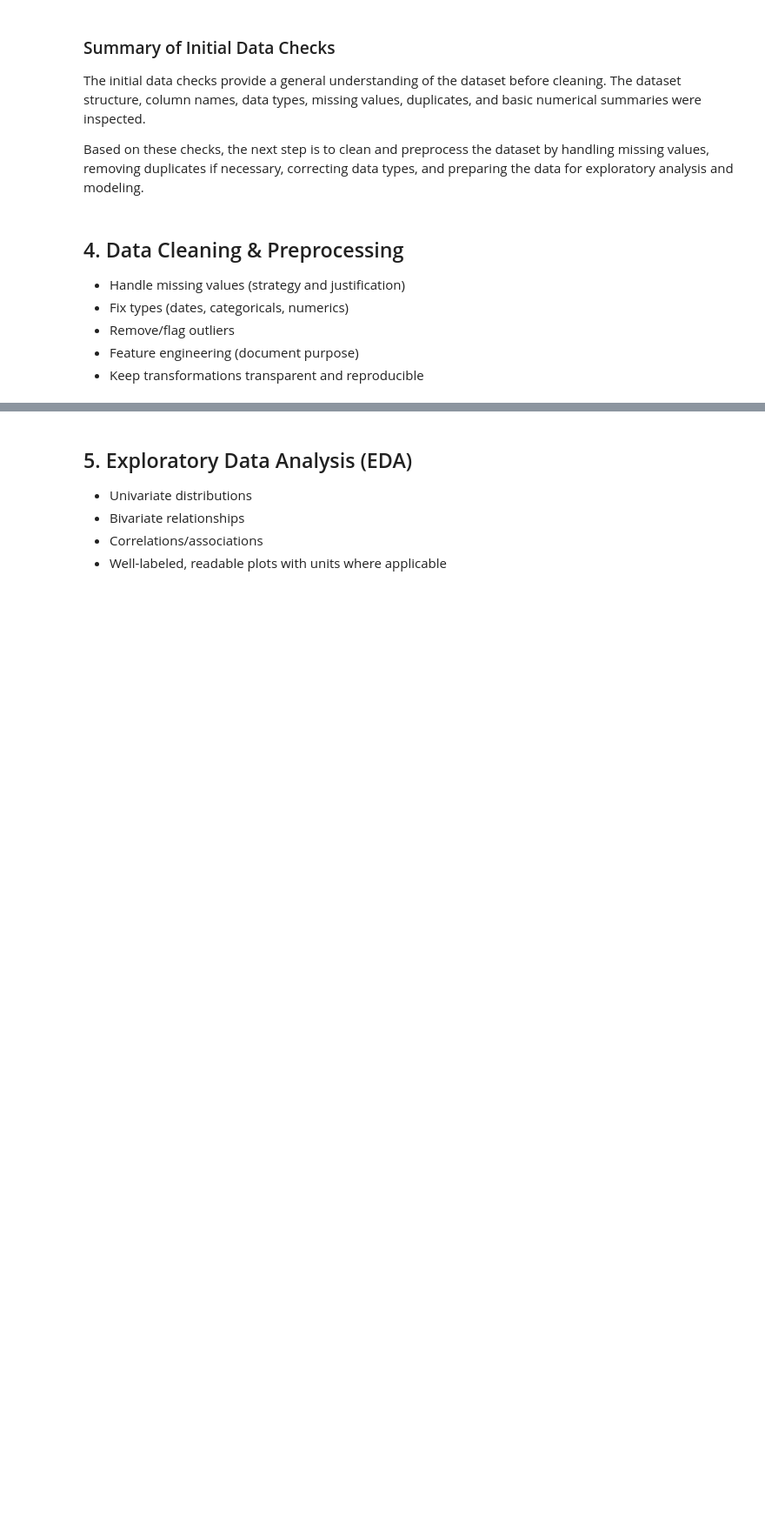
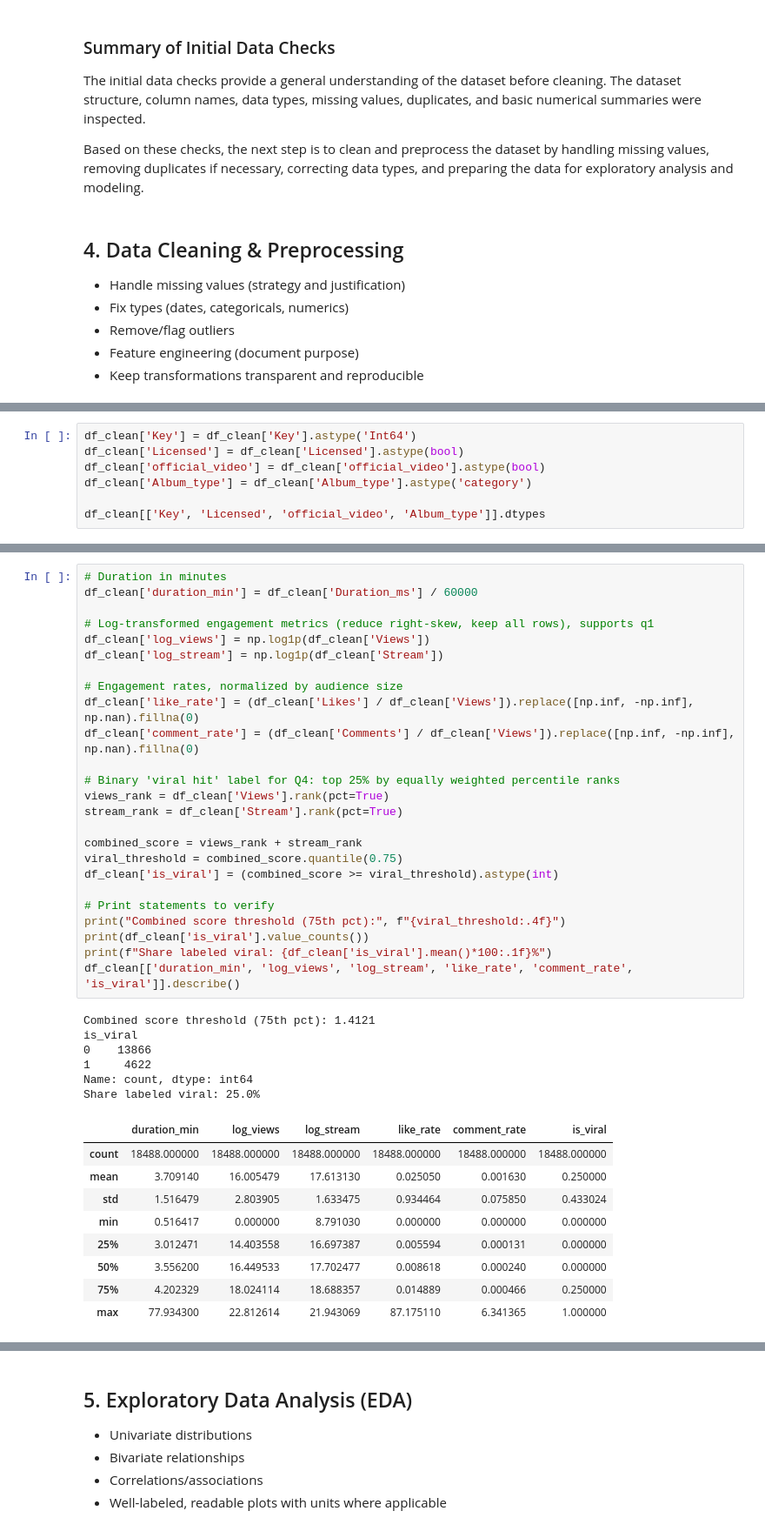
Before and after one commit to chanjyi/Spotify-vs-Youtube, a Jupyter notebook: TT6L_G5_Notebook.ipynb, the cells around one changed output, grey strips where cells are left out. Shown at 87% size. Saved outputs shown, nothing was run; the diff lists cells and outputs as text; blank space fills up the shorter version.

```diff
--- a/TT6L_G5_Notebook.ipynb
+++ b/TT6L_G5_Notebook.ipynb
@@ -381,0 +787,7 @@ Based on these checks, the next step is to clean and preprocess the dataset by h
+# %%
+df_clean['Key'] = df_clean['Key'].astype('Int64')
+df_clean['Licensed'] = df_clean['Licensed'].astype(bool)
+df_clean['official_video'] = df_clean['official_video'].astype(bool)
+df_clean['Album_type'] = df_clean['Album_type'].astype('category')
+
+df_clean[['Key', 'Licensed', 'official_video', 'Album_type']].dtypes
@@ -381,0 +825,41 @@ Based on these checks, the next step is to clean and preprocess the dataset by h
+# %%
+# Duration in minutes
+df_clean['duration_min'] = df_clean['Duration_ms'] / 60000
+
+# Log-transformed engagement metrics (reduce right-skew, keep all rows), supports q1
+df_clean['log_views'] = np.log1p(df_clean['Views'])
+df_clean['log_stream'] = np.log1p(df_clean['Stream'])
+
+# Engagement rates, normalized by audience size
+df_clean['like_rate'] = (df_clean['Likes'] / df_clean['Views']).replace([np.inf, -np.inf], np.nan).fillna(0)
+df_clean['comment_rate'] = (df_clean['Comments'] / df_clean['Views']).replace([np.inf, -np.inf], np.nan).fillna(0)
+
+# Binary 'viral hit' label for Q4: top 25% by equally weighted percentile ranks
+views_rank = df_clean['Views'].rank(pct=True)
+stream_rank = df_clean['Stream'].rank(pct=True)
+
+combined_score = views_rank + stream_rank
+viral_threshold = combined_score.quantile(0.75)
+df_clean['is_viral'] = (combined_score >= viral_threshold).astype(int)
+
+# Print statements to verify
+print("Combined score threshold (75th pct):", f"{viral_threshold:.4f}")
+print(df_clean['is_viral'].value_counts())
+print(f"Share labeled viral: {df_clean['is_viral'].mean()*100:.1f}%")
+df_clean[['duration_min', 'log_views', 'log_stream', 'like_rate', 'comment_rate', 'is_viral']].describe()
+# %% [output]
+Combined score threshold (75th pct): 1.4121
+is_viral
+0    13866
+1     4622
+Name: count, dtype: int64
+Share labeled viral: 25.0%
+|  | duration_min | log_views | log_stream | like_rate | comment_rate | is_viral |
+| count | 18488.000000 | 18488.000000 | 18488.000000 | 18488.000000 | 18488.000000 | 18488.000000 |
+| mean | 3.709140 | 16.005479 | 17.613130 | 0.025050 | 0.001630 | 0.250000 |
+| std | 1.516479 | 2.803905 | 1.633475 | 0.934464 | 0.075850 | 0.433024 |
+| min | 0.516417 | 0.000000 | 8.791030 | 0.000000 | 0.000000 | 0.000000 |
+| 25% | 3.012471 | 14.403558 | 16.697387 | 0.005594 | 0.000131 | 0.000000 |
+| 50% | 3.556200 | 16.449533 | 17.702477 | 0.008618 | 0.000240 | 0.000000 |
+| 75% | 4.202329 | 18.024114 | 18.688357 | 0.014889 | 0.000466 | 0.250000 |
+| max | 77.934300 | 22.812614 | 21.943069 | 87.175110 | 6.341365 | 1.000000 |
```
Also changed, not shown: parts of 48 cells of this notebook, 1 other file.
